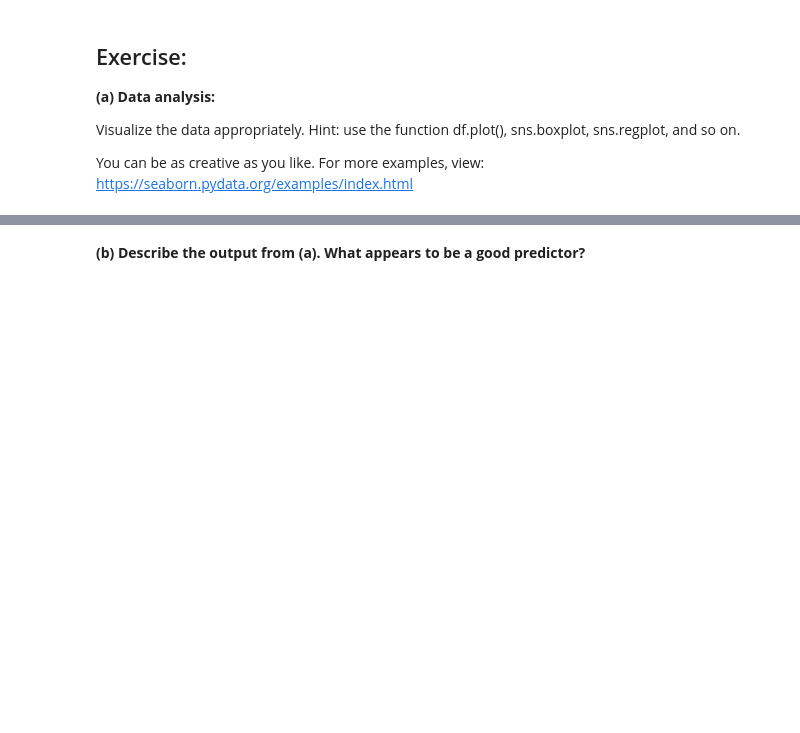
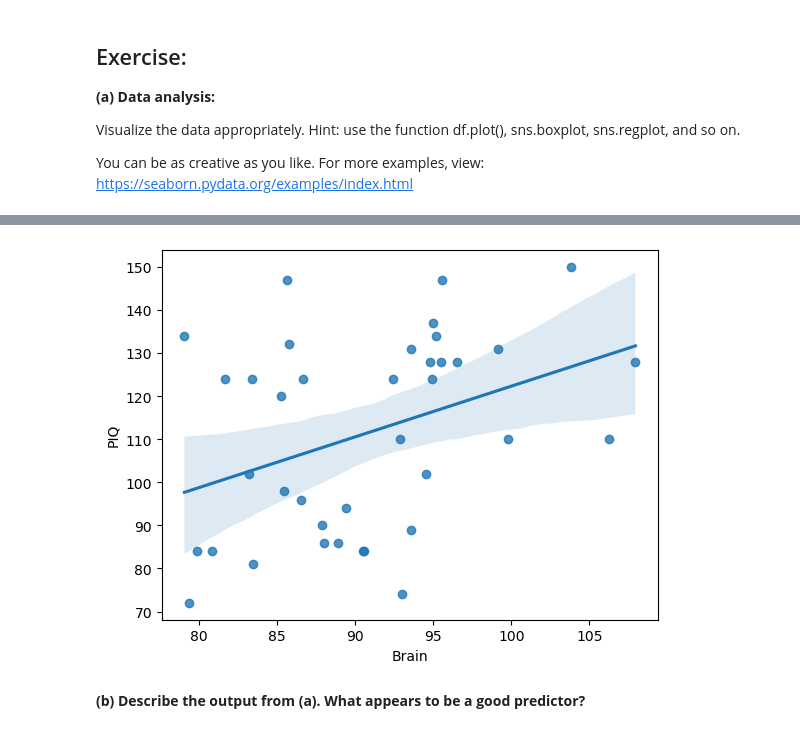
Before and after one commit to so-rn/test, a Jupyter notebook: 02_Statistics/day4/STI_EX1_Linear_Regression.ipynb, the cells around one changed output, grey strips where cells are left out. Cells and saved outputs as stored; diff of their text form; code cells hidden in the pictures; blank space fills up the shorter version.

```diff
--- a/02_Statistics/day4/STI_EX1_Linear_Regression.ipynb
+++ b/02_Statistics/day4/STI_EX1_Linear_Regression.ipynb
@@ -85,3 +85,7 @@ plt.show()
+# %%
+sns.regplot(x='Brain',y='PIQ',data=df_iq);
+# %% [output]
+[figure, added]
 # %% [markdown]
 **(b) Describe the output from (a). What appears to be a good predictor?**
 # %%
```
Also changed, not shown: parts of 6 cells of this notebook, 2 other files.
